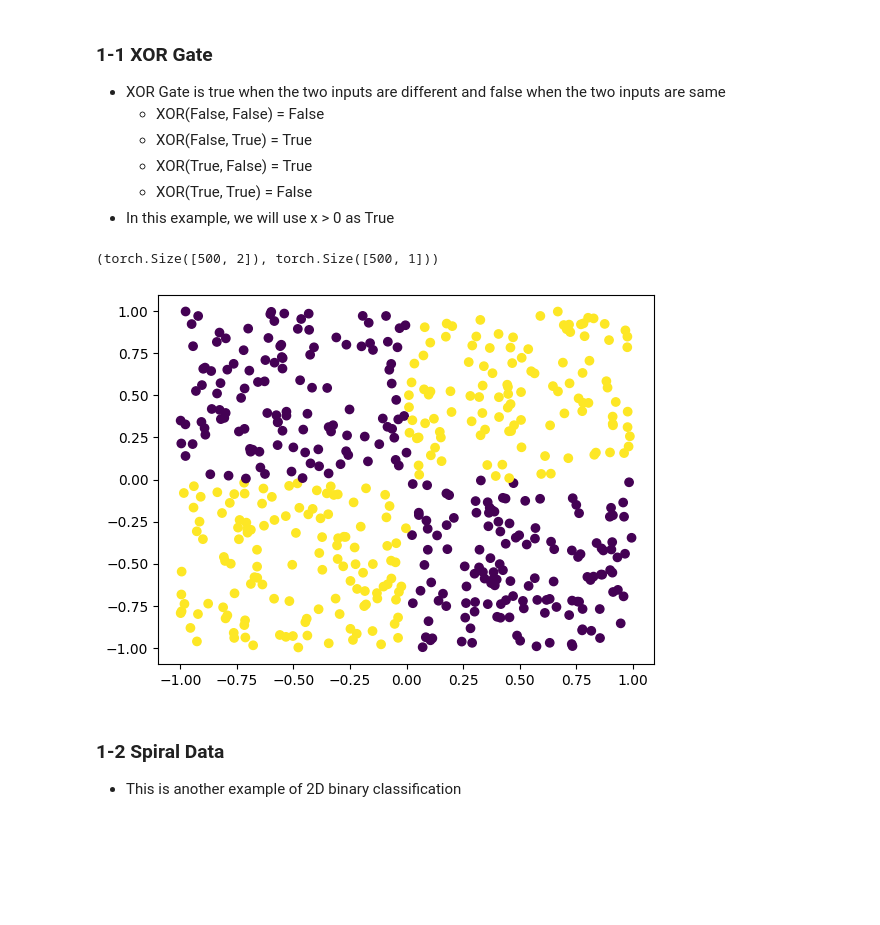
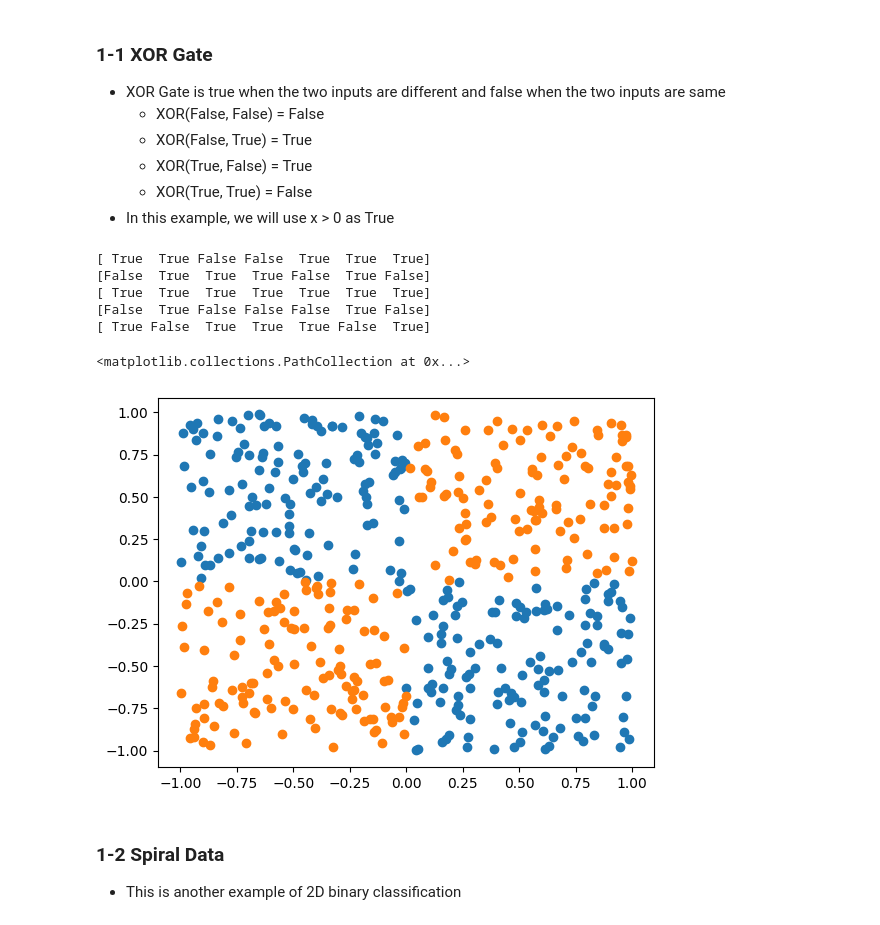
Before and after one commit to jdasam/mas1004, a Jupyter notebook: live_coding/3_binary_classification.ipynb, the cells around one changed output. Saved outputs shown, nothing was run; the diff lists cells and outputs as text; code cells hidden in the pictures; blank space fills up the shorter version.

```diff
--- a/live_coding/3_binary_classification.ipynb
+++ b/live_coding/3_binary_classification.ipynb
@@ -19,13 +19,37 @@ torch.set_printoptions(sci_mode=False) # to print 1e-04 as 0.0001
   - XOR(True, False) = True
   - XOR(True, True) = False
 - In this example, we will use x > 0 as True
-# %%
-# make XOR gate dataset
-N = 500
-data = np.random.uniform(-1, 1, (N, 2))
-# %% [output]
-(torch.Size([500, 2]), torch.Size([500, 1]))
-[figure, removed]
+# %%
+# make XOR gate dataset
+N = 500
+data = np.random.uniform(-1, 1, (N, 2))
+
+label = np.zeros(500)
+x_is_larger_than_zero = data[:, 0] > 0
+y_is_larger_than_zero = data[:, 1] > 0
+or_result = x_is_larger_than_zero | y_is_larger_than_zero
+and_result = x_is_larger_than_zero & y_is_larger_than_zero
+xor_result = np.bool_(np.int8(or_result) - np.int8(and_result))
+
+# print(label)
+# plt.scatter(x=data[:, 0], y=data[:,1])
+
+print(x_is_larger_than_zero[:7])
+print(y_is_larger_than_zero[:7])
+print((x_is_larger_than_zero | y_is_larger_than_zero)[:7])
+print(and_result[:7])
+print(xor_result[:7])
+
+plt.scatter(x=data[xor_result, 0], y=data[xor_result,1])
+plt.scatter(x=data[~xor_result, 0], y=data[~xor_result,1])
+# %% [output]
+[ True  True False False  True  True  True]
+[False  True  True  True False  True False]
+[ True  True  True  True  True  True  True]
+[False  True False False False  True False]
+[ True False  True  True  True False  True]
+<matplotlib.collections.PathCollection at 0x...>
+[figure, added]
 # %% [markdown]
 ### 1-2 Spiral Data
 - This is another example of 2D binary classification
```
